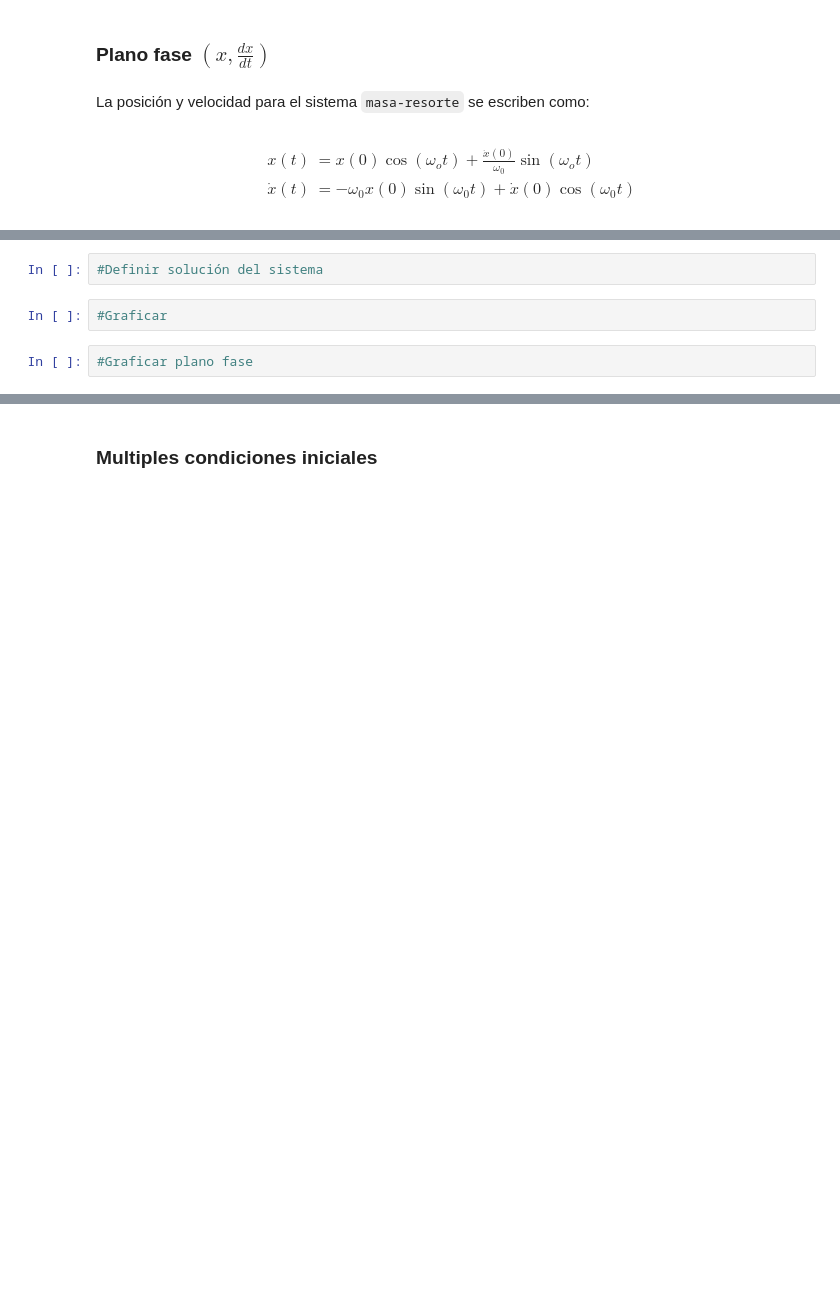
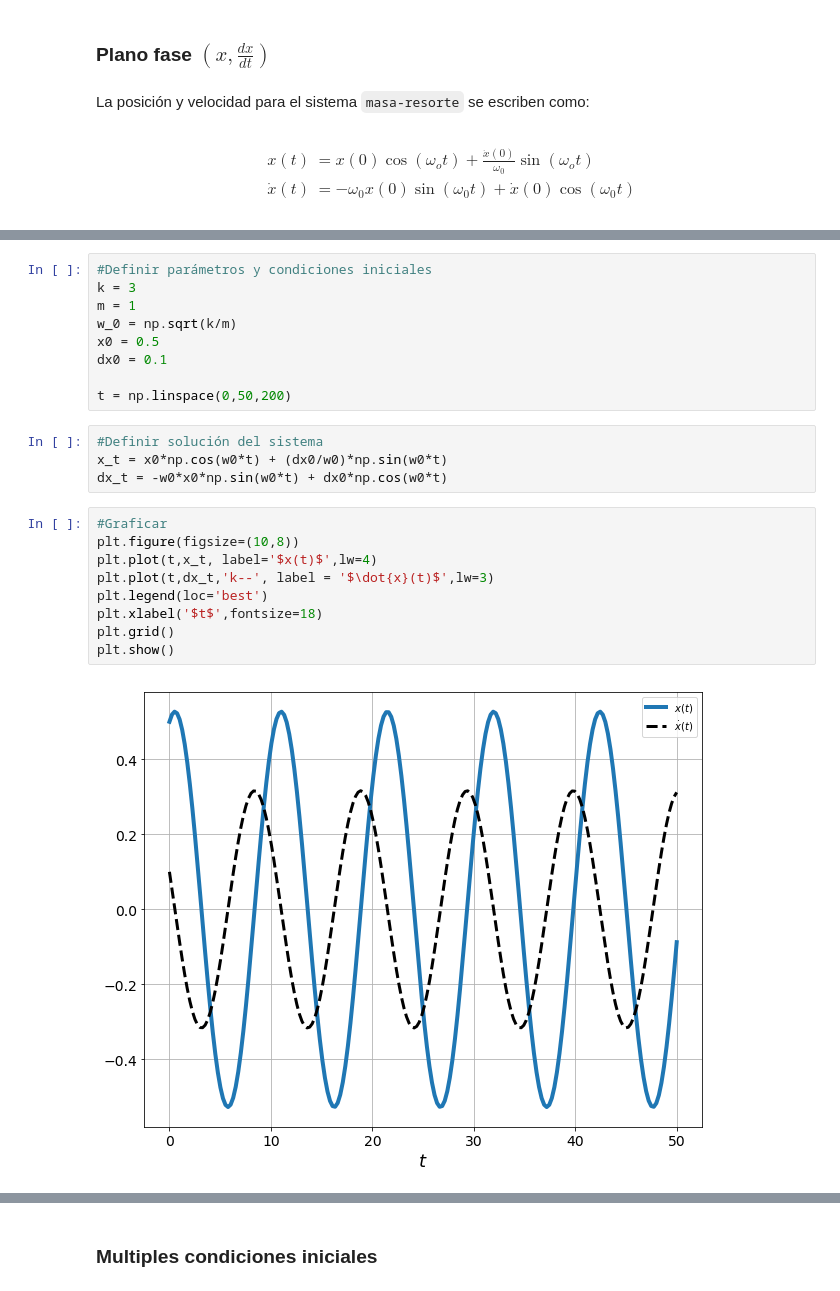
Before and after one commit to adangonzep/SimMat2019-Verano, a Jupyter notebook: Módulo 3/Clase16_OsciladorArmonico.ipynb, the cells around one changed output, grey strips where cells are left out. Drawn from its saved outputs; the diff is of its cells as text; blank space fills up the shorter version.

```diff
--- a/Módulo 3/Clase16_OsciladorArmonico.ipynb
+++ b/Módulo 3/Clase16_OsciladorArmonico.ipynb
@@ -239,6 +244,24 @@ x(t) &= x(0) \cos(\omega_{o} t) + \frac{\dot{x}(0)}{\omega_{0}} \sin(\omega_{o}
-# %%
-#Definir solución del sistema
-# %%
-#Graficar
-# %%
-#Graficar plano fase
+# %%
+#Definir parámetros y condiciones iniciales
+k = 3
+m = 1
+w_0 = np.sqrt(k/m)
+x0 = 0.5
+dx0 = 0.1
+
+t = np.linspace(0,50,200)
+# %%
+#Definir solución del sistema
+x_t = x0*np.cos(w0*t) + (dx0/w0)*np.sin(w0*t)
+dx_t = -w0*x0*np.sin(w0*t) + dx0*np.cos(w0*t)
+# %%
+#Graficar
+plt.figure(figsize=(10,8))
+plt.plot(t,x_t, label='$x(t)$',lw=4)
+plt.plot(t,dx_t,'k--', label = '$\dot{x}(t)$',lw=3)
+plt.legend(loc='best')
+plt.xlabel('$t$',fontsize=18)
+plt.grid()
+plt.show()
+# %% [output]
+[figure, added]
```
Also changed, not shown: parts of 11 cells of this notebook, 2 other files.
